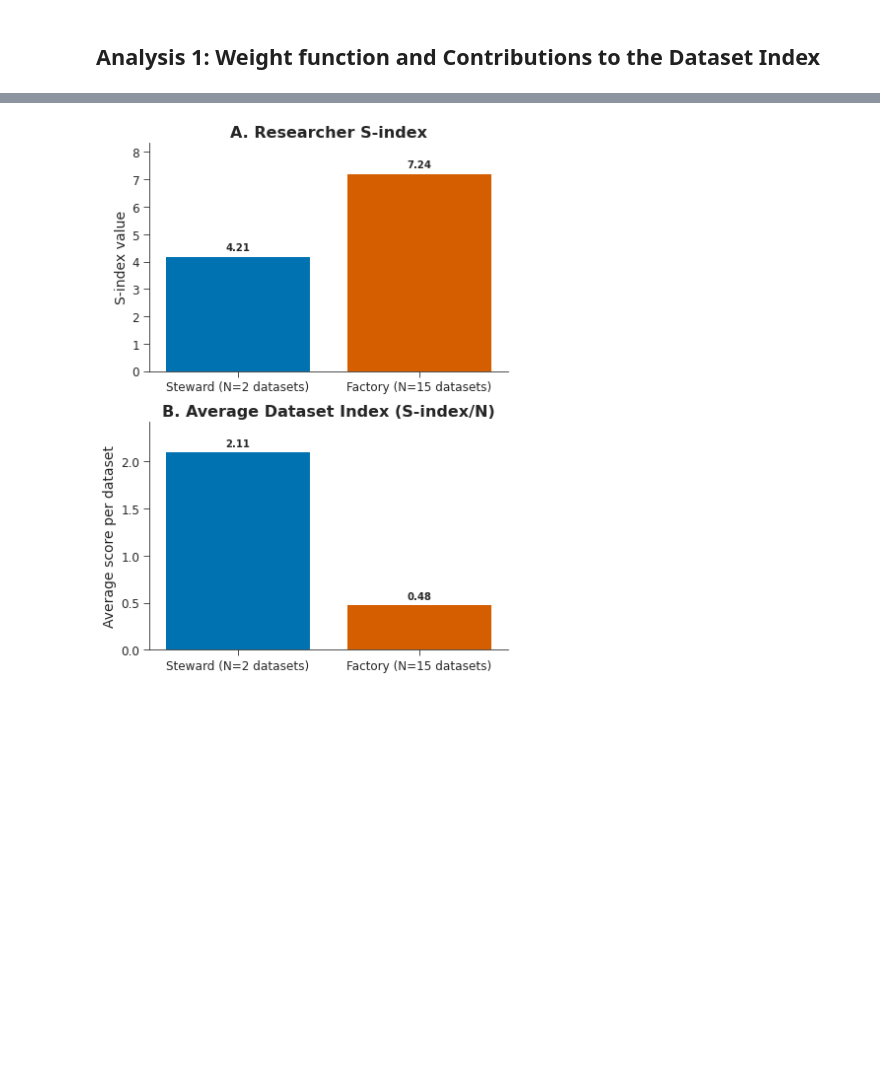
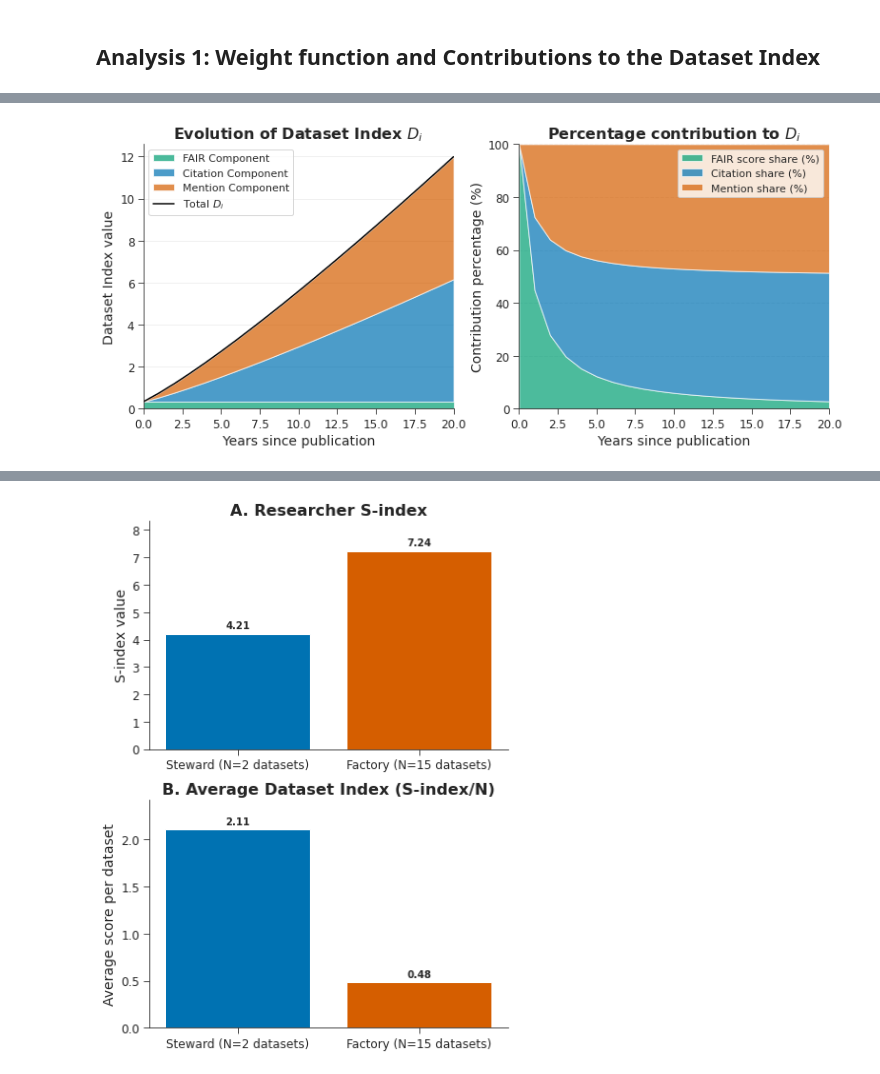
Before and after one commit to data-S-index/s-index-parameters-analysis, a Jupyter notebook: main.ipynb, the cells around one changed output, grey strips where cells are left out. Drawn from its saved outputs; the diff is of its cells as text; code cells hidden in the pictures; blank space fills up the shorter version.

```diff
--- a/main.ipynb
+++ b/main.ipynb
@@ -177 +147,37 @@ plt.show()
+# %%
+# Plot
+fig, (ax_left, ax_right) = plt.subplots(1, 2, figsize=(11, 5))
+
+
+# Left: Dataset Index growth
+ax_left.stackplot(df['Year'], df['F_val'], df['C_val'], df['M_val'],
+                             labels=['FAIR Component', 'Citation Component', 'Mention Component'],
+                             alpha=0.7)
+ax_left.plot(df['Year'], df['Di'], color='black', linewidth=1.5, label='Total $D_i$')
+ax_left.set_title('Evolution of Dataset Index $D_i$', fontweight='bold')
+ax_left.set_xlabel('Years since publication')
+ax_left.set_ylabel('Dataset Index value')
+ax_left.legend(loc='upper left', fontsize=11)
+ax_left.grid(axis='y', alpha=0.3)
+ax_left.set_xlim(0, 20)
+
+
+# Right: Percentage contribution of each factor
+ax_right.stackplot(df['Year'], df['F_pct'], df['C_pct'], df['M_pct'],
+                              labels=['FAIR score share (%)', 'Citation share (%)', 'Mention share (%)'],
+                              alpha=0.7)
+ax_right.set_title('Percentage contribution to $D_i$', fontweight='bold')
+ax_right.set_xlabel('Years since publication')
+ax_right.set_ylabel('Contribution percentage (%)')
+ax_right.set_ylim(0, 100)
+ax_right.set_xlim(0, 20)
+ax_right.legend(loc='upper right', fontsize=11)
+ax_right.grid(axis='y', linestyle='--', alpha=0.3)
+
+# Save
+plt.tight_layout()
+plt.savefig('output/Analysis2.png', dpi=300, format='png')
+plt.show()
+# %% [output]
+[figure, added]
 # %% [markdown]
```
Also changed, not shown: parts of 17 cells of this notebook, 4 other files.
